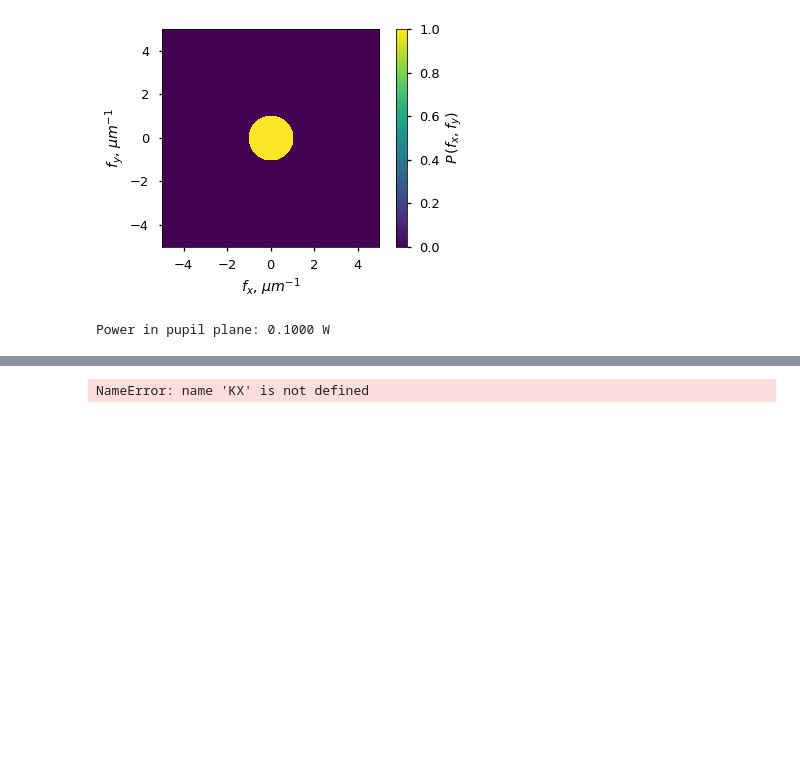
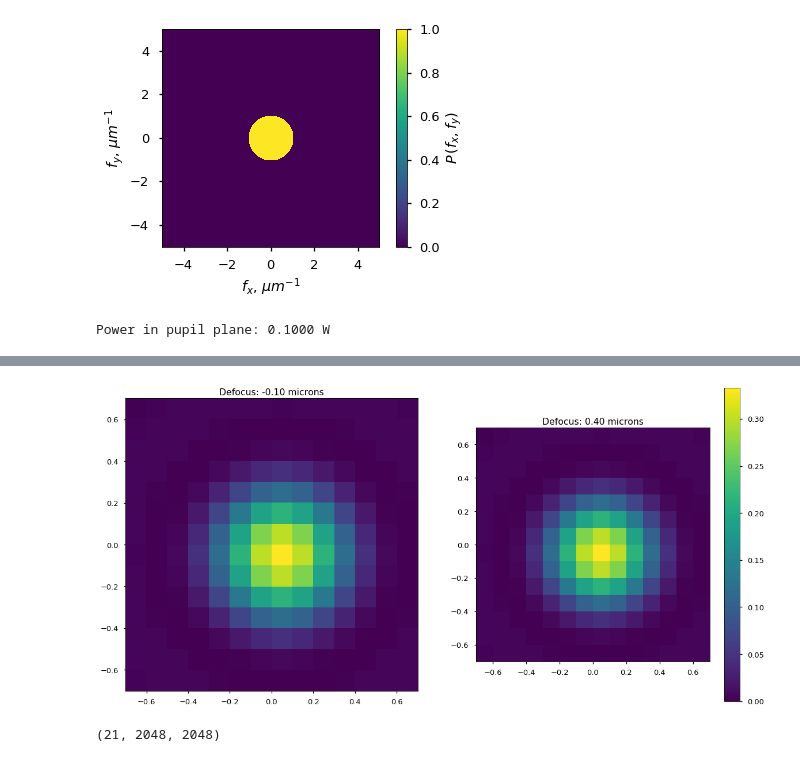
Before and after one commit to TuragaLab/MSRI2018_PupilCodedMicroscope, a Jupyter notebook: pupil_function_tf.ipynb, the cells around one changed output, grey strips where cells are left out. Saved outputs shown, nothing was run; the diff lists cells and outputs as text; code cells hidden in the pictures; blank space fills up the shorter version.

```diff
--- a/pupil_function_tf.ipynb
+++ b/pupil_function_tf.ipynb
@@ -77,3 +78,15 @@ print('Power in pupil plane: {:.4f} W'.format(power_pupil))
 # %% [output]
 [figure]
 Power in pupil plane: 0.1000 W
+# %%
+# Defocus from -1 micron to + 1 micron
+defocusDistance = np.arange(-1, 1.1, 0.1)
+defocusKernel      = np.zeros((defocusDistance.size, numPixels, numPixels),dtype=np.complex64)
+
+for ctr, z in enumerate(defocusDistance):
+    # Add 0j to ensure that np.sqrt knows that its argument is complex
+    defocusPhaseAngle            = 1j * z * np.sqrt((2 * np.pi * NA / wavelength)**2 - kx**2 - ky**2 + 0j)
+    defocusKernel[ctr,:,:]       = np.exp(defocusPhaseAngle)
+#     defocusPupil        = pupil * defocusKernel
+#     defocusPSFA         = np.fft.fftshift(np.fft.fft2(np.fft.ifftshift(defocusPupil))) * dk**2
+#     defocusPSF[:,:,ctr] = np.real(defocusPSFA * np.conj(defocusPSFA))
@@ -189,44 +176,44 @@ plt.show()
-# %%
-# STILL NEED TO IMPLEMENT DEFOCUS
-
-# Defocus from -1 micron to + 1 micron
-defocusDistance = np.arange(-1, 1.1, 0.1)
-defocusPSF      = np.zeros((numPixels, numPixels, defocusDistance.size))
-
-for ctr, z in enumerate(defocusDistance):
-    # Add 0j to ensure that np.sqrt knows that its argument is complex
-    defocusPhaseAngle   = 1j * z * np.sqrt((2 * np.pi * NA / wavelength)**2 - KX**2 - KY**2 + 0j)
-    defocusKernel       = np.exp(defocusPhaseAngle)
-    defocusPupil        = pupil * defocusKernel
-    defocusPSFA         = fftshift(fft2(ifftshift(defocusPupil))) * dk**2
-    defocusPSF[:,:,ctr] = np.real(defocusPSFA * np.conj(defocusPSFA))
-# %% [output]
-NameError: name 'KX' is not defined
 # %%
-fig, (ax0, ax1) = plt.subplots(nrows = 1, ncols = 2)
+fig, (ax0, ax1) = plt.subplots(nrows = 1, ncols = 2, figsize=(20,10))
 
-zoomWidth = 20 # pixels
 indx      = [9, 14] # indexes to defocus distances to plot
 
 # Find the maximum in the in-focus image for displaying PSF's on the correct intensity scale
-maxIrradiance = np.max(defocusPSF[:,:,10])
+maxIrradiance = np.max(np.abs(psf_defocus_np[10,:,:])**2/Z0)
 
-ax0.imshow(defocusPSF[:, :, indx[0]], vmin =0, vmax = maxIrradiance, interpolation = 'nearest')
-ax0.set_xlim((np.floor(imgSize / 2) - zoomWidth / 2, np.floor(imgSize / 2) + zoomWidth / 2))
-ax0.set_ylim((np.floor(imgSize / 2) - zoomWidth / 2, np.floor(imgSize / 2) + zoomWidth / 2))
-ax0.set_xlabel('x-position, pixels')
-ax0.set_ylabel('y-position, pixels')
-ax0.set_title('Defocus: {0:.2f} microns'.format(defocusDistance[indx[0]]))
+ax=ax0
+image = np.abs(psf_defocus_np[indx[0], :, :])**2 / Z0
+img = ax.imshow(image, interpolation='nearest', extent = [x[0], x[-1], x[0], x[-1]], vmin =0, vmax = maxIrradiance)
+cb = plt.colorbar(img)
+ax.set_xlim((-lim, lim))
+ax.set_ylim((-lim, lim))
+ax.set_title('Defocus: {0:.2f} microns'.format(defocusDistance[indx[0]]))
 
-ax1.imshow(defocusPSF[:, :, indx[1]], vmin =0, vmax = maxIrradiance, interpolation = 'nearest')
-ax1.set_xlim((np.floor(imgSize / 2) - zoomWidth / 2, np.floor(imgSize / 2) + zoomWidth / 2))
-ax1.set_ylim((np.floor(imgSize / 2) - zoomWidth / 2, np.floor(imgSize / 2) + zoomWidth / 2))
-ax1.set_xlabel('x-position, pixels')
-ax1.set_ylabel('y-osition, pixels')
-ax1.set_title('Defocus: {0:.2f} microns'.format(defocusDistance[indx[1]]))
-plt.tight_layout()
+ax=ax1
+image = np.abs(psf_defocus_np[indx[1], :, :])**2 / Z0
+img = ax.imshow(image, interpolation='nearest', extent = [x[0], x[-1], x[0], x[-1]], vmin =0, vmax = maxIrradiance)
+# cb = plt.colorbar(img)
+ax.set_xlim((-lim, lim))
+ax.set_ylim((-lim, lim))
+ax.set_title('Defocus: {0:.2f} microns'.format(defocusDistance[indx[1]]))
+# plt.tight_layout()
+
 plt.show()
+# ax1.imshow(np.abs(psf_defocus_np[indx[1], :, :]), vmin =0, vmax = maxIrradiance, interpolation = 'nearest')
+# ax1.set_xlim((np.floor(imgSize / 2) - zoomWidth / 2, np.floor(imgSize / 2) + zoomWidth / 2))
+# ax1.set_ylim((np.floor(imgSize / 2) - zoomWidth / 2, np.floor(imgSize / 2) + zoomWidth / 2))
+# ax1.set_xlabel('x-position, pixels')
+# ax1.set_ylabel('y-osition, pixels')
+# ax1.set_title('Defocus: {0:.2f} microns'.format(defocusDistance[indx[1]]))
+# plt.tight_layout()
+# plt.show()
+# %% [output]
+[figure, added]
 # %%
 simps(simps(np.abs(pupilMask)**2, dx = df), dx = df) / Z0
 # %%
 np.sum(np.sum(np.abs(pupilMask)**2))*df*df
+# %%
+psf_defocus_np.shape
+# %% [output]
+(21, 2048, 2048)
```
Also changed, not shown: parts of 11 cells of this notebook, 1 other file.
